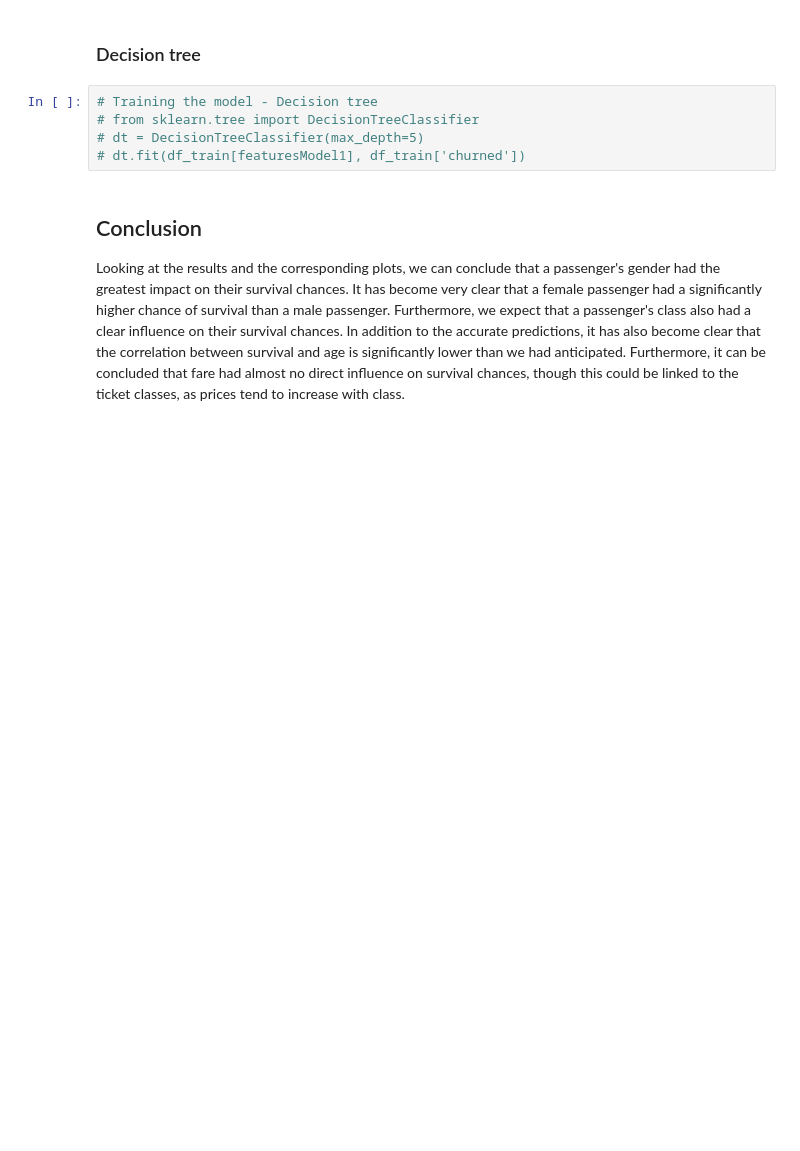
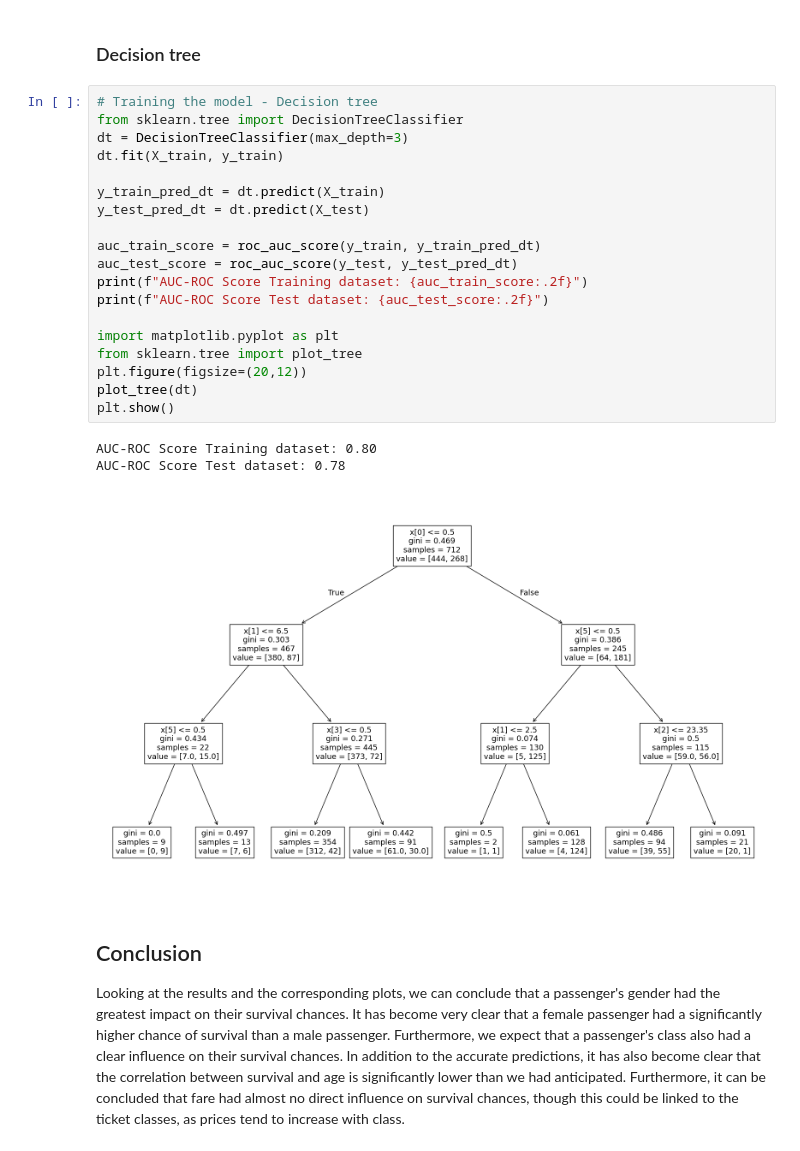
Before and after one commit to JaschavdA/ML1Challenge, a Jupyter notebook: titanic.ipynb, the cells around one changed output. Drawn from its saved outputs; the diff is of its cells as text; blank space fills up the shorter version.

```diff
--- a/titanic.ipynb
+++ b/titanic.ipynb
@@ -264,11 +261,29 @@ plt.show()
 [figure]
 # %% [markdown]
 ### Decision tree
-# %%
-# Training the model - Decision tree
-# from sklearn.tree import DecisionTreeClassifier
-# dt = DecisionTreeClassifier(max_depth=5)
-# dt.fit(df_train[featuresModel1], df_train['churned'])
+# %%
+# Training the model - Decision tree
+from sklearn.tree import DecisionTreeClassifier
+dt = DecisionTreeClassifier(max_depth=3)
+dt.fit(X_train, y_train)
+
+y_train_pred_dt = dt.predict(X_train)
+y_test_pred_dt = dt.predict(X_test)
+
+auc_train_score = roc_auc_score(y_train, y_train_pred_dt)
+auc_test_score = roc_auc_score(y_test, y_test_pred_dt)
+print(f"AUC-ROC Score Training dataset: {auc_train_score:.2f}")
+print(f"AUC-ROC Score Test dataset: {auc_test_score:.2f}")
+
+import matplotlib.pyplot as plt
+from sklearn.tree import plot_tree
+plt.figure(figsize=(20,12))
+plot_tree(dt)
+plt.show()
+# %% [output]
+AUC-ROC Score Training dataset: 0.80
+AUC-ROC Score Test dataset: 0.78
+[figure, added]
 # %% [markdown]
 ## Conclusion
 
```
Also changed, not shown: parts of 1 cell of this notebook.
